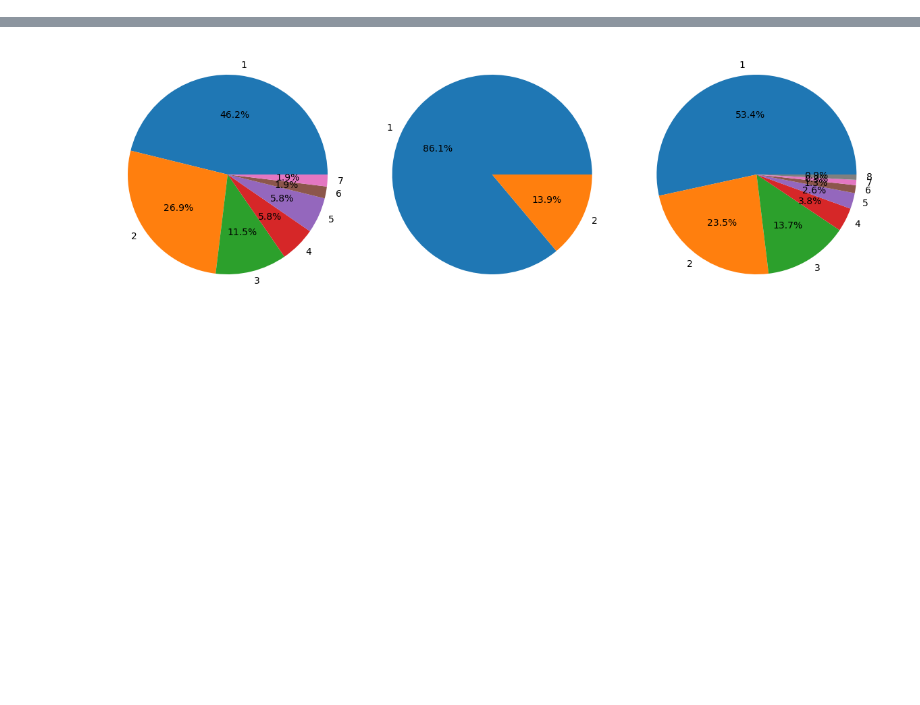
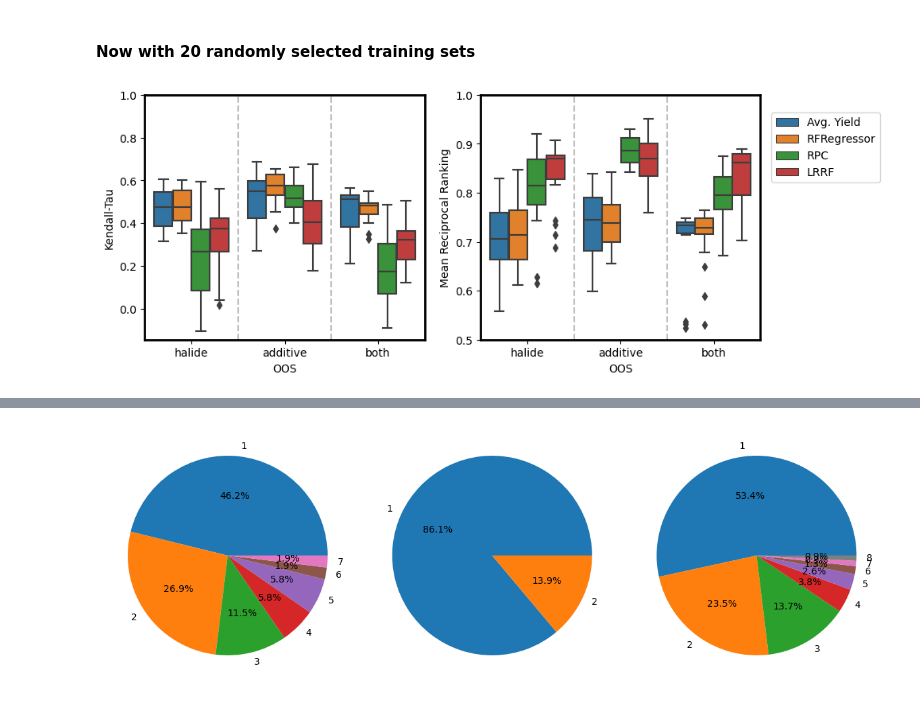
Before and after one commit to ZimmermanGroup/LabelRanking, a Jupyter notebook: doyle_analysis.ipynb, the cells around one changed output, grey strips where cells are left out. Cells and saved outputs as stored; diff of their text form; code cells hidden in the pictures; blank space fills up the shorter version.

```diff
--- a/doyle_analysis.ipynb
+++ b/doyle_analysis.ipynb
@@ -5,0 +41,21 @@ import seaborn as sns
+# %%
+for oos in ["halide", "additive", "both"]:
+    print(f"When {oos} is OOS")
+    reg_halOOS_rank = regressor_performance_df[
+        regressor_performance_df["OOS"] == oos
+    ]["Top Rank"].values
+    base_halOOS_rank = baseline_performance_df[
+        regressor_performance_df["OOS"] == oos
+    ]["Top Rank"].values
+    rpc_halOOS_rank = labelranking_performance_df[
+        (labelranking_performance_df["OOS"] == oos) &\
+        (labelranking_performance_df["Model"] == "Pairwise")
+    ]["Top Rank"].values
+    lrrf_halOOS_rank = labelranking_performance_df[
+        (labelranking_performance_df["OOS"] == oos) &\
+        (labelranking_performance_df["Model"] == "LRRF")
+    ]["Top Rank"].values
+
+    for rank_array in [reg_halOOS_rank, base_halOOS_rank,rpc_halOOS_rank, lrrf_halOOS_rank]:
+        print(np.mean(np.reciprocal(rank_array)))
+    print()
@@ -5,0 +80,6 @@ import seaborn as sns
+# %% [markdown]
+#### Now with 20 randomly selected training sets
+# %%
+regressor_performance_df = pd.read_excel("performance_excels/regressor_performance_20.xlsx")
+labelranking_performance_df = pd.read_excel("performance_excels/label_ranking_performance_20.xlsx")
+baseline_performance_df = pd.read_excel("performance_excels/baseline_performance_20.xlsx")
@@ -5,0 +123,20 @@ import seaborn as sns
+# %%
+score_df = pd.DataFrame(score_dict)
+
+fig, ax = plt.subplots(ncols=2, figsize=(10,4))
+sns.boxplot(data=score_df, x="OOS", y="Kendall-Tau", hue="Algorithm", ax=ax[0])
+sns.boxplot(data=score_df, x="OOS", y="Mean Reciprocal Ranking", hue="Algorithm", ax=ax[1])
+ax[0].get_legend().remove()
+ax[1].legend(bbox_to_anchor=(1.02,0.95))
+ax[1].set_ylim(0.5,1)
+ax[1].set_yticks([0.1*x for x in range(5,11)])
+ax[1].set_yticklabels([round(0.1*x,1) for x in range(5,11)])
+ax[0].set_yticks([0.2*x for x in range(6)])
+ax[0].set_yticklabels([round(0.2*x,1) for x in range(6)])
+for i in range(2):
+    ax[i].axvline(0.5,0,1,c="grey",ls='--',alpha=0.5)
+    ax[i].axvline(1.5,0,1,c="grey",ls='--',alpha=0.5)
+    for axis in ['top', 'bottom', 'left', 'right']:
+        ax[i].spines[axis].set_linewidth(2)
+# %% [output]
+[figure, added]
```
Also changed, not shown: parts of 19 cells of this notebook, 3 other files.
